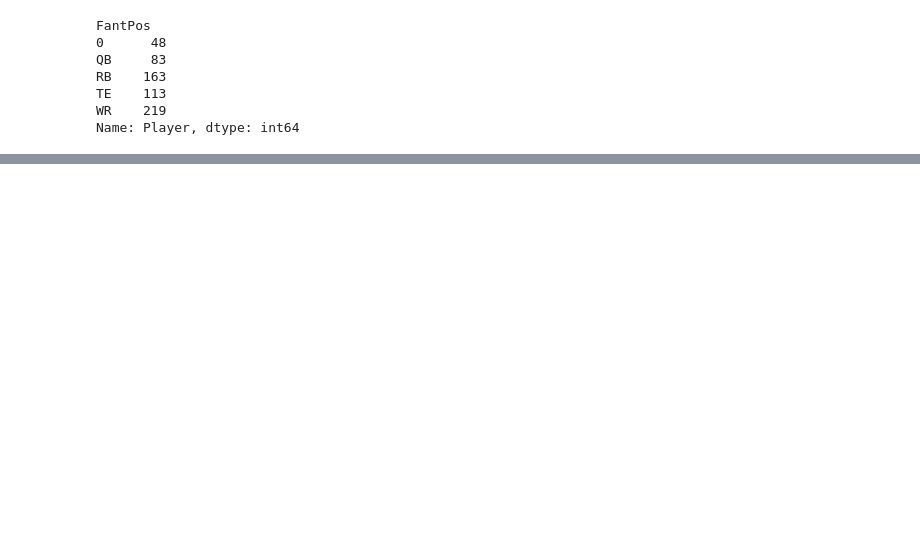
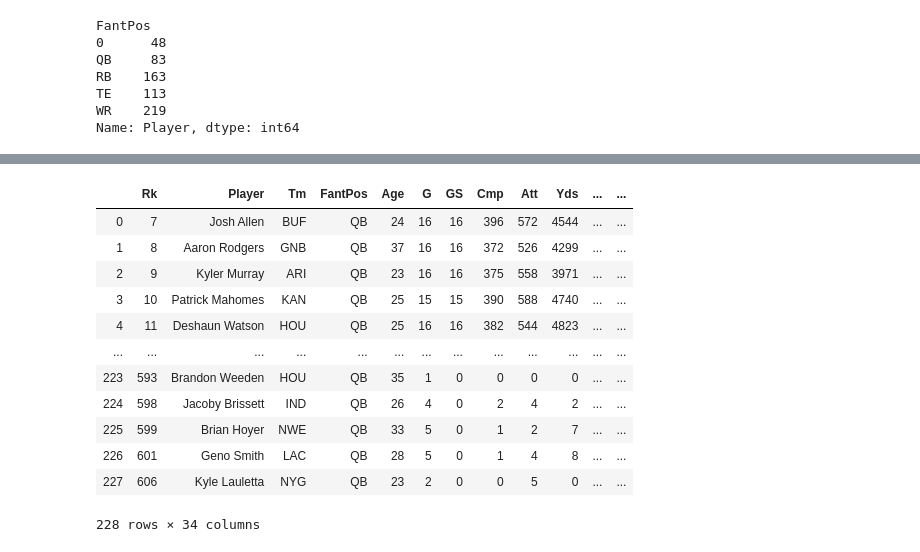
Before and after one commit to rickshev/fantasy-football, a Jupyter notebook: Untitled.ipynb, the cells around one changed output, grey strips where cells are left out. Cells and saved outputs as stored; diff of their text form; code cells hidden in the pictures; blank space fills up the shorter version.

```diff
--- a/Untitled.ipynb
+++ b/Untitled.ipynb
@@ -57 +86,18 @@ tes = data.loc[data["FantPos"] == "TE",]
+# %%
+# Create dataframes of main positions
+qb20 = data2020.loc[data2020["FantPos"] == "QB",]
+qb19 = data2019.loc[data2019["FantPos"] == "QB",]
+qb18 = data2018.loc[data2018["FantPos"] == "QB",]
+
+rb20 = data2020.loc[data2020["FantPos"] == "RB",]
+rb19 = data2019.loc[data2019["FantPos"] == "RB",]
+rb18 = data2018.loc[data2018["FantPos"] == "RB",]
+
+wr20 = data2020.loc[data2020["FantPos"] == "WR",]
+wr19 = data2019.loc[data2019["FantPos"] == "WR",]
+wr18 = data2018.loc[data2018["FantPos"] == "WR",]
+
+te20 = data2020.loc[data2020["FantPos"] == "TE",]
+te19 = data2019.loc[data2019["FantPos"] == "TE",]
+te18 = data2018.loc[data2018["FantPos"] == "TE",]
 # %%
@@ -64 +110,20 @@ Index(['Rk', 'Player', 'Tm', 'FantPos', 'Age', 'G', 'GS', 'Cmp', 'Att', 'Yds',
       dtype='object')
+# %%
+# merge quarterbacks dataframe
+qb1 = pd.merge(qb20, qb19, how="outer")
+qb = pd.merge(qb1, qb18, how="outer")
+qb
+# %% [output]
+|  | Rk | Player | Tm | FantPos | Age | G | GS | Cmp | Att | Yds | ... | ... |
+| 0 | 7 | Josh Allen | BUF | QB | 24 | 16 | 16 | 396 | 572 | 4544 | ... | ... |
+| 1 | 8 | Aaron Rodgers | GNB | QB | 37 | 16 | 16 | 372 | 526 | 4299 | ... | ... |
+| 2 | 9 | Kyler Murray | ARI | QB | 23 | 16 | 16 | 375 | 558 | 3971 | ... | ... |
+| 3 | 10 | Patrick Mahomes | KAN | QB | 25 | 15 | 15 | 390 | 588 | 4740 | ... | ... |
+| 4 | 11 | Deshaun Watson | HOU | QB | 25 | 16 | 16 | 382 | 544 | 4823 | ... | ... |
+| ... | ... | ... | ... | ... | ... | ... | ... | ... | ... | ... | ... | ... |
+| 223 | 593 | Brandon Weeden | HOU | QB | 35 | 1 | 0 | 0 | 0 | 0 | ... | ... |
+| 224 | 598 | Jacoby Brissett | IND | QB | 26 | 4 | 0 | 2 | 4 | 2 | ... | ... |
+| 225 | 599 | Brian Hoyer | NWE | QB | 33 | 5 | 0 | 1 | 2 | 7 | ... | ... |
+| 226 | 601 | Geno Smith | LAC | QB | 28 | 5 | 0 | 1 | 4 | 8 | ... | ... |
+| 227 | 606 | Kyle Lauletta | NYG | QB | 23 | 2 | 0 | 0 | 5 | 0 | ... | ... |
+228 rows × 34 columns
```
Also changed, not shown: parts of 11 cells of this notebook, 3 other files.
